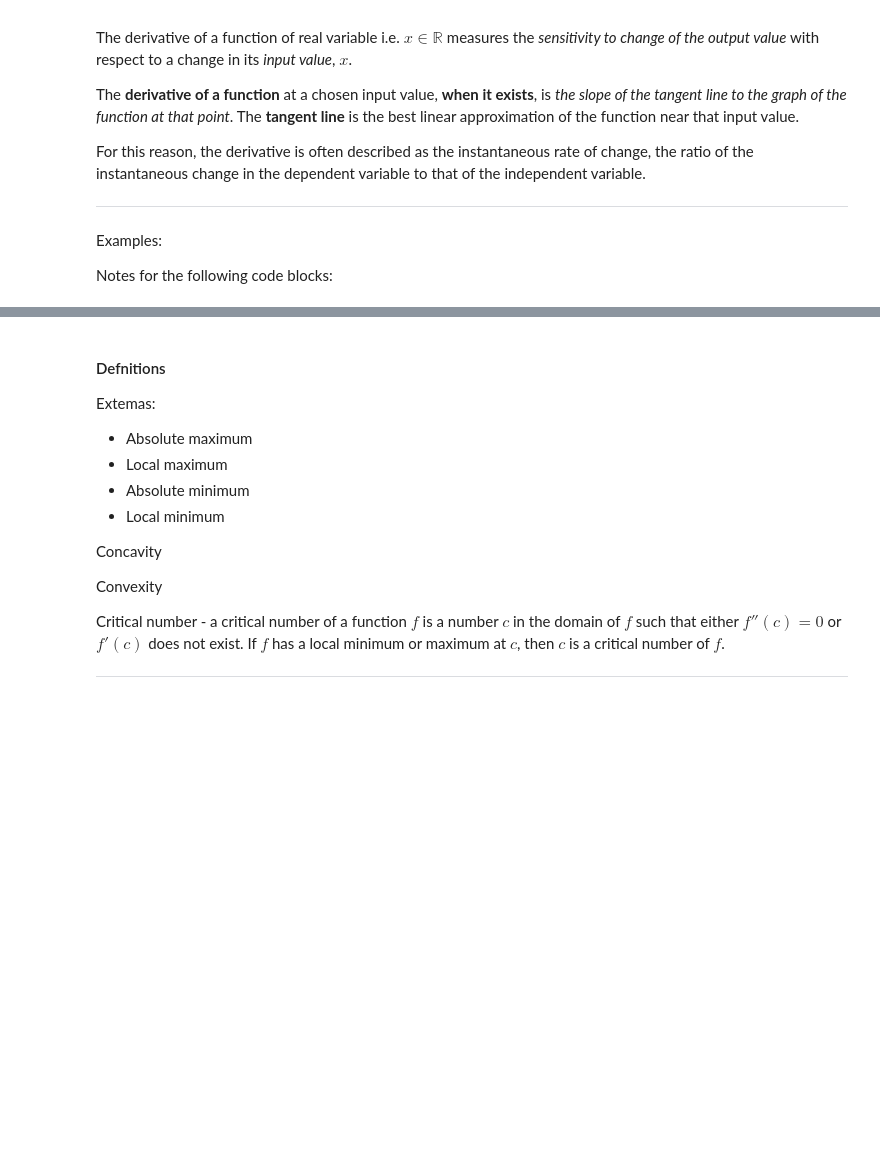
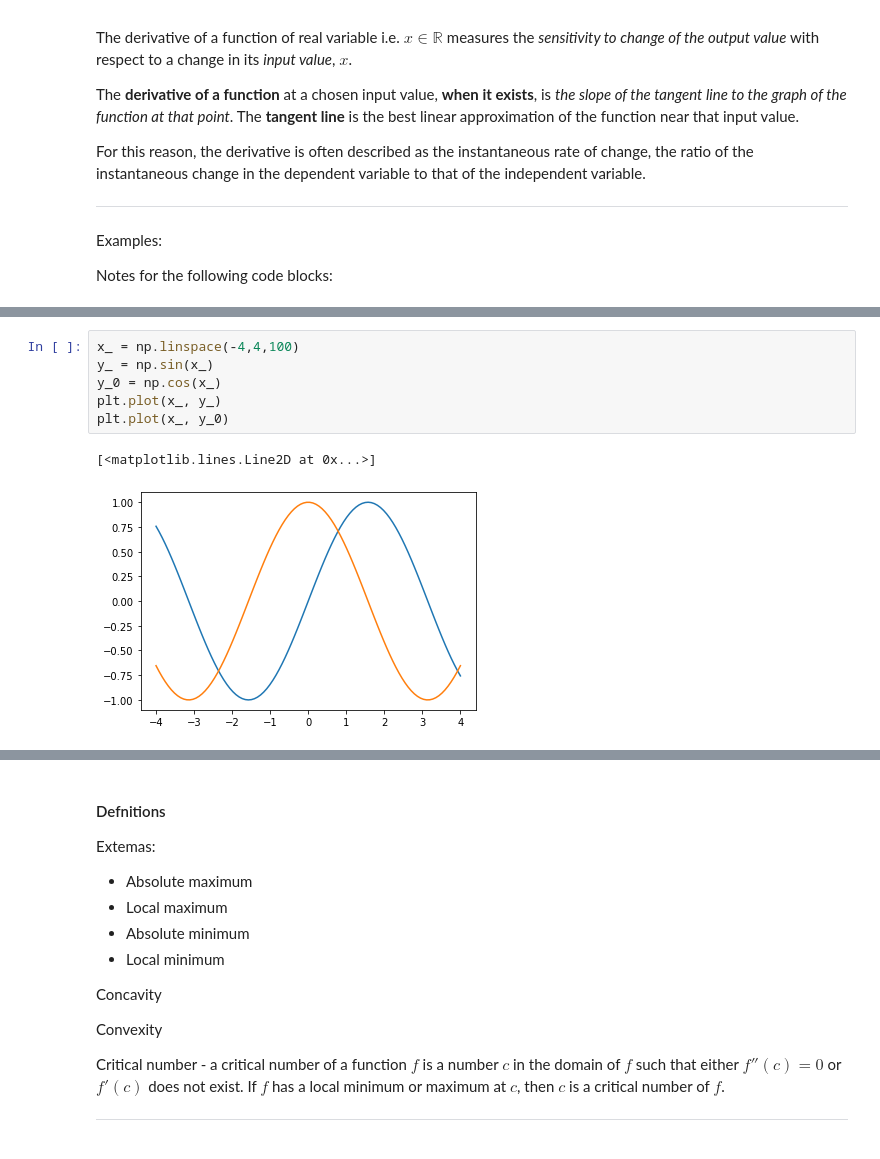
Before and after one commit to adeeconometrics/literate-programming, a Jupyter notebook: Optimizations.ipynb, the cells around one changed output, grey strips where cells are left out. Drawn from its saved outputs; the diff is of its cells as text; blank space fills up the shorter version.

```diff
--- a/Optimizations.ipynb
+++ b/Optimizations.ipynb
@@ -73,0 +90,9 @@ Notes for the following code blocks:
+# %%
+x_ = np.linspace(-4,4,100)
+y_ = np.sin(x_)
+y_0 = np.cos(x_)
+plt.plot(x_, y_)
+plt.plot(x_, y_0)
+# %% [output]
+[<matplotlib.lines.Line2D at 0x...>]
+[figure, added]
```
Also changed, not shown: parts of 17 cells of this notebook.
